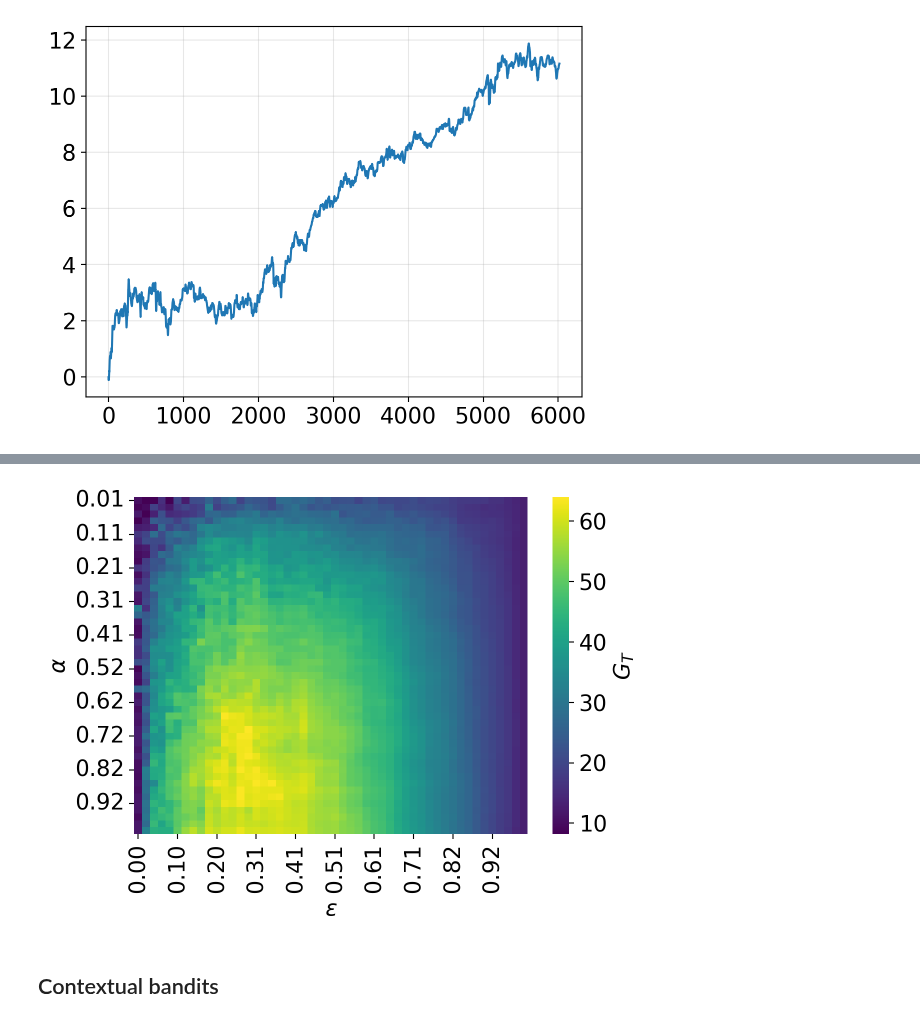
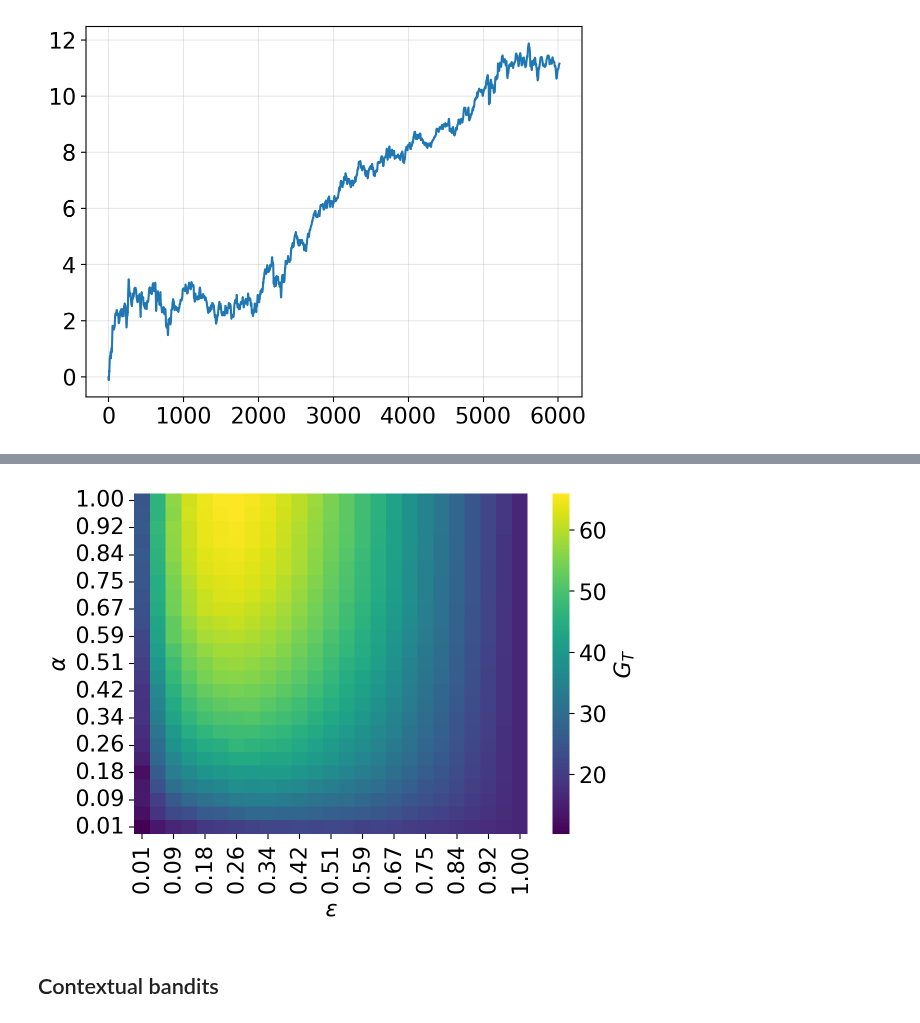
Before and after one commit to sapienzaio/online-ml-finance, a Jupyter notebook: 06-reinforcement-learning/epsilon-greedy-strategy.ipynb, the cells around one changed output, grey strips where cells are left out. Cells and saved outputs as stored; diff of their text form; code cells hidden in the pictures.

Commit message:
rl-feat: epsilon-greedy-strategy

```diff
--- a/06-reinforcement-learning/epsilon-greedy-strategy.ipynb
+++ b/06-reinforcement-learning/epsilon-greedy-strategy.ipynb
@@ -226,8 +226,11 @@ plt.grid(alpha=0.3)
 # %% [output]
 [figure]
 # %%
-@partial(jax.vmap, in_axes=(None, 0, None))
-@partial(jax.vmap, in_axes=(None, None, 0))
-def returns_bandit(state, alpha, epsilon):
-    _, returns_bandit = jax.lax.scan(partial(epsilon_ewm_step, epsilon=epsilon, alpha=alpha), state, returns)
-    return returns_bandit.sum()
+def returns_bandit(key, data, alpha, epsilon):
+    _, n_arms = data.shape
+    count_v = jnp.zeros(n_arms)
+    value_v = jnp.zeros(n_arms)
+    state = BanditEWMState(value=value_v, key=key)
+
+    _, returns_bandit = jax.lax.scan(partial(epsilon_ewm_step, epsilon=epsilon, alpha=alpha), state, data)
+    return returns_bandit
@@ -239,0 +237,8 @@ final_reward = pd.DataFrame(np.array(final_reward), index=alpha_values, columns=
+# %%
+@partial(jax.jit, static_argnames=("n_sims",))
+def returns_bandit_sims(key, data, alpha, epsilon, n_sims):
+    keys = jax.random.split(key, n_sims)
+    vmap_returns = jax.vmap(returns_bandit, in_axes=(0, None, None, None))
+
+    returns = vmap_returns(keys, data, alpha, epsilon)
+    return returns
@@ -239,0 +259,14 @@ final_reward = pd.DataFrame(np.array(final_reward), index=alpha_values, columns=
+# %%
+@partial(jax.vmap, in_axes=(None, None, 0, None, None))
+@partial(jax.vmap, in_axes=(None, None, None, 0, None))
+def xfinal_reward_bandit(key, data, alpha, epsilon, n_sims):
+    rewards = returns_bandit_sims(key, data, alpha, epsilon, n_sims)
+    return rewards.sum(axis=1)
+# %%
+%%time
+n_simulations = 50
+alpha_values = jnp.linspace(0.01, 1, 25)
+epsilon_values = jnp.linspace(0.01, 1, 25)
+
+xfinal_reward = xfinal_reward_bandit(key, returns, alpha_values, epsilon_values, n_simulations).mean(axis=-1)
+xfinal_reward = pd.DataFrame(np.array(xfinal_reward), index=alpha_values, columns=epsilon_values)
@@ -240,20 +276,21 @@ final_reward = pd.DataFrame(np.array(final_reward), index=alpha_values, columns=
 # %%
 ax = sns.heatmap(
-    final_reward,
+   xfinal_reward,
     # annot=True,
-    xticklabels=5,
-    yticklabels=5,
+    # xticklabels=10,
+    # yticklabels=10,
     cmap="viridis",
     cbar_kws={"label": "$G_T$"}
 )
 ax.set_yticklabels([format(float(v.get_text()), "0.2f") for v in ax.get_yticklabels()])
 ax.set_xticklabels([format(float(v.get_text()), "0.2f") for v in ax.get_xticklabels()])
+ax.invert_yaxis()
 
 plt.xlabel(r"$\epsilon$")
 plt.ylabel(r"$\alpha$")
 plt.tight_layout()
-plt.savefig("rl-bandits-epsilon-rewards-grid.png", dpi=300);
+# plt.savefig("rl-bandits-epsilon-rewards-grid.png", dpi=300);
 # %% [output]
-[figure, old version]
+[figure, new version]
 # %% [markdown]
 ## Contextual bandits
```
Also changed, not shown: parts of 7 cells of this notebook.
